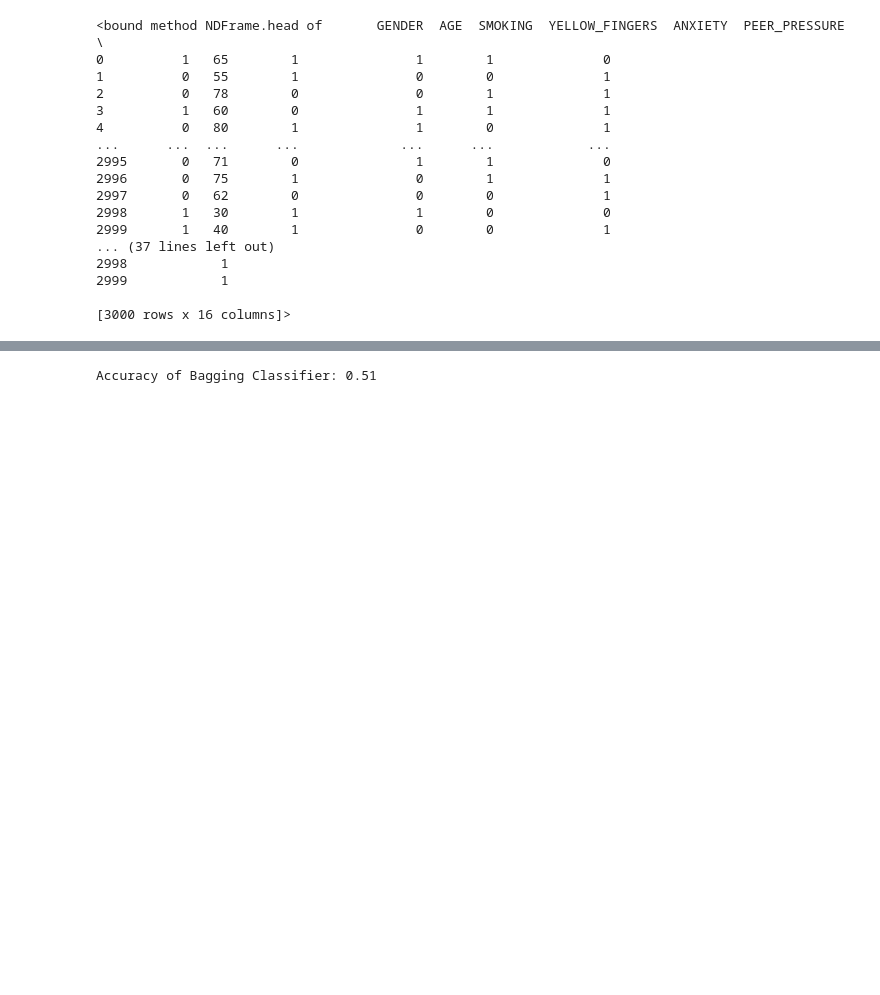
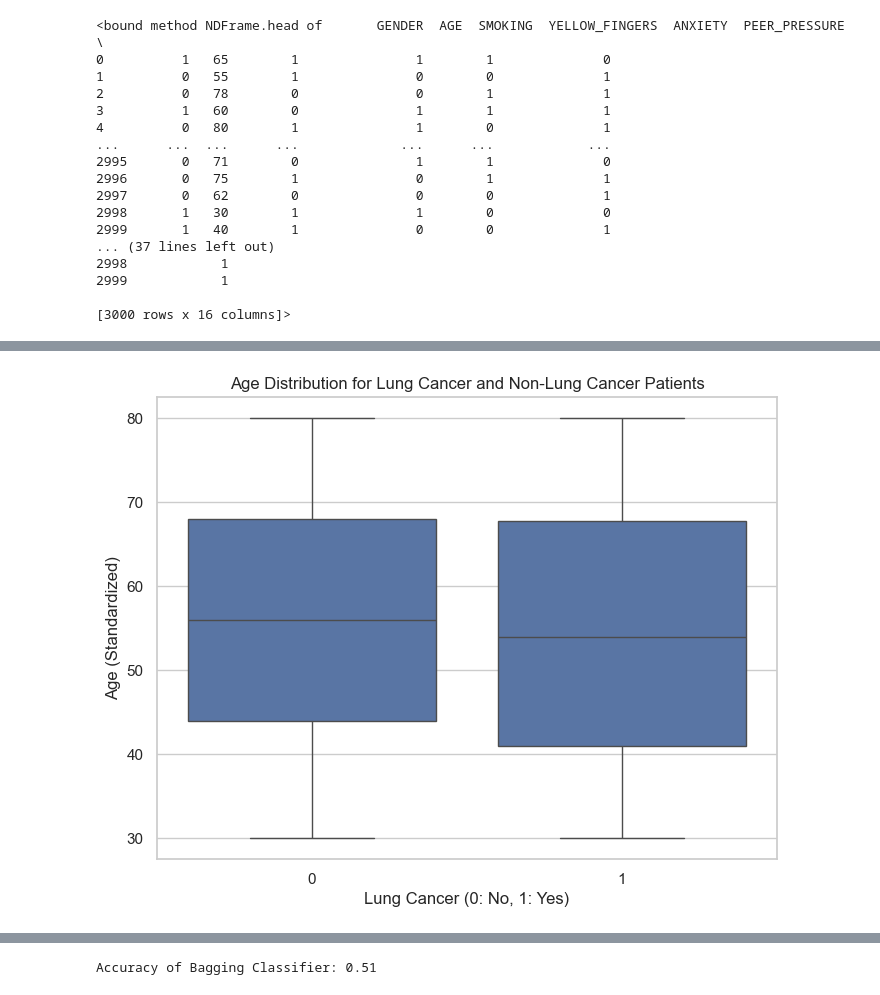
Before and after one commit to dunnjar/Lung-Cancer-Capstone-Project, a Jupyter notebook: Capstone_Troubleshooting.ipynb, the cells around one changed output, grey strips where cells are left out. Saved outputs shown, nothing was run; the diff lists cells and outputs as text; code cells hidden in the pictures; blank space fills up the shorter version.

```diff
--- a/Capstone_Troubleshooting.ipynb
+++ b/Capstone_Troubleshooting.ipynb
@@ -105,0 +118,11 @@ print(X)
+# %%
+#Box Plot for Age vs Lung Cancer
+
+plt.figure(figsize=(8, 6))
+sns.boxplot(x=LCD['LUNG_CANCER'], y=LCD['AGE'] )
+plt.title('Age Distribution for Lung Cancer and Non-Lung Cancer Patients')
+plt.xlabel('Lung Cancer (0: No, 1: Yes)')
+plt.ylabel('Age (Standardized)')
+plt.show()
+# %% [output]
+[figure, added]
```
Also changed, not shown: parts of 36 cells of this notebook.
